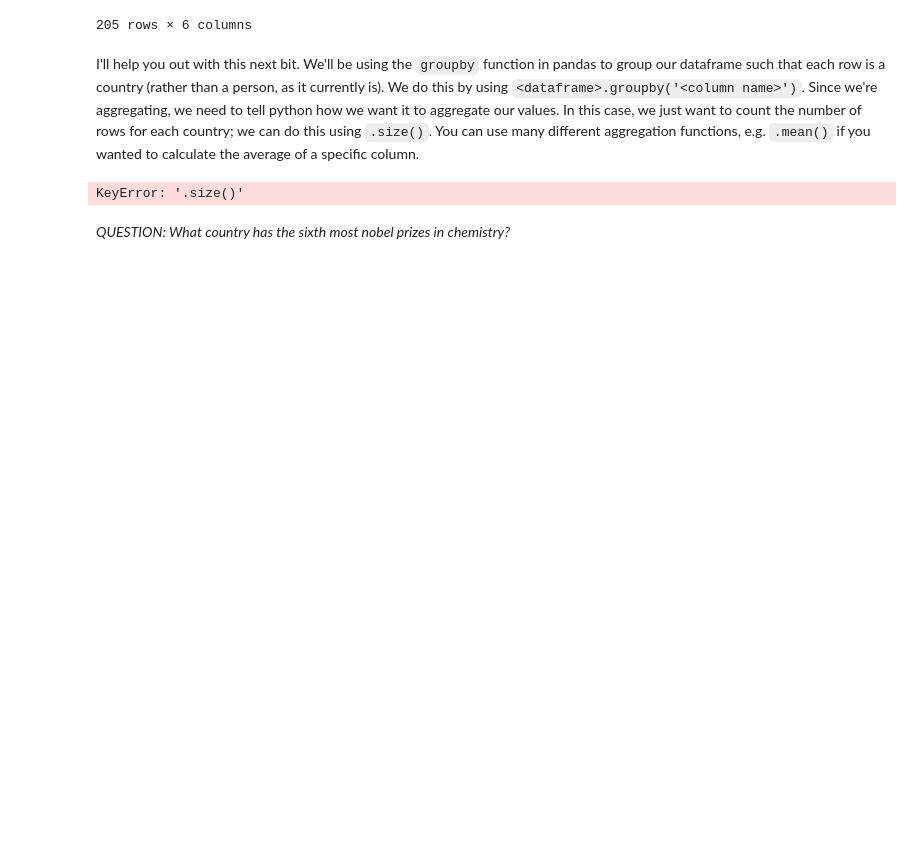
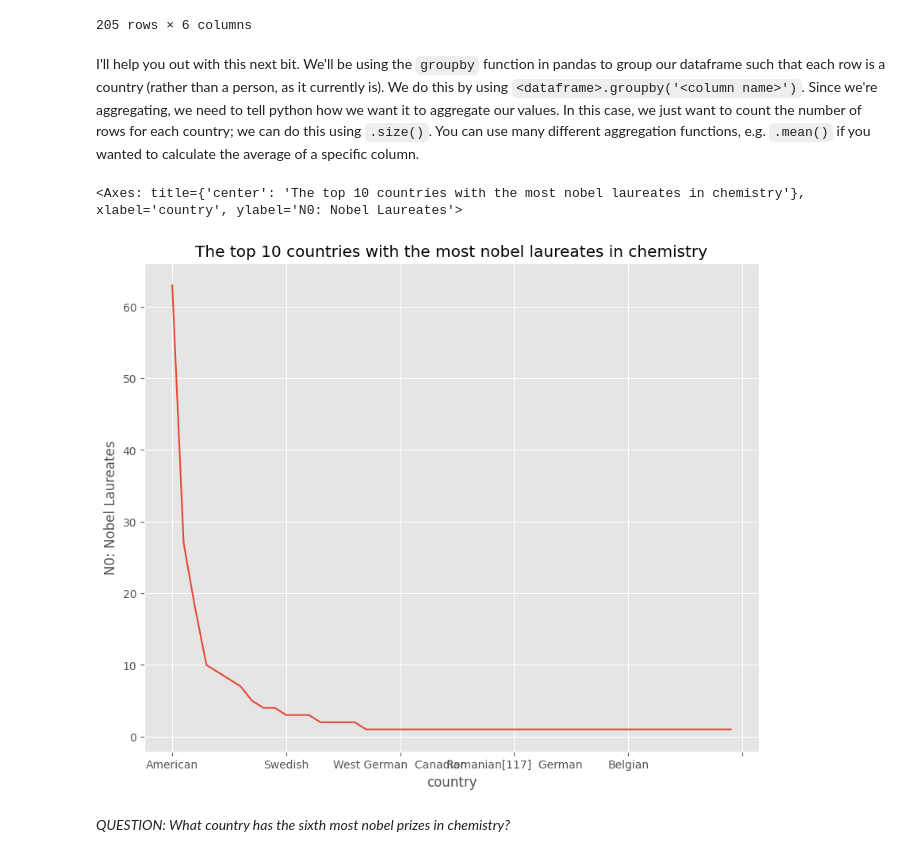
Before and after one commit to AlexCulkin/QM2, a Jupyter notebook: notebooks/W02. Pandas.ipynb, the cells around one changed output. Drawn from its saved outputs; the diff is of its cells as text; code cells hidden in the pictures; blank space fills up the shorter version.

```diff
--- a/notebooks/W02. Pandas.ipynb
+++ b/notebooks/W02. Pandas.ipynb
@@ -513,14 +513,18 @@ chem_tables
 I'll help you out with this next bit. We'll be using the `groupby` function in pandas to group our dataframe such that each row is a country (rather than a person, as it currently is). We do this by using `<dataframe>.groupby('<column name>')`. Since we're aggregating, we need to tell python how we want it to aggregate our values. In this case, we just want to count the number of rows for each country; we can do this using `.size()`. You can use many different aggregation functions, e.g. `.mean()` if you wanted to calculate the average of a specific column.
 # %%
 # create a new dataframe called 'country' in which each row is a country, and the values represent the number of nobel laureates.
-chem_tables.rename(columns={chem_tables.columns[3]: "country" }, inplace = True)
-chem_tables
-chem_tables.groupby('country').size()
+country = chem_tables.groupby('country').size()
+# now sort it in descending order
+country = country.sort_values(ascending=False)
+# now plot it
 
-# now sort it in descending order
-chem_tables.sort_values(by='', ascending=False).head()
 # finally, plot the top 10 countries
+plt.title('The top 10 countries with the most nobel laureates in chemistry')
+plt.ylabel('N0: Nobel Laureates')
+plt.xlabel('Country')
+country.plot()
 # %% [output]
-KeyError: '.size()'
+<Axes: title={'center': 'The top 10 countries with the most nobel laureates in chemistry'}, xlabel='country', ylabel='N0: Nobel Laureates'>
+[figure, added]
 # %% [markdown]
 *QUESTION: What country has the sixth most nobel prizes in chemistry?*
```
Also changed, not shown: parts of 4 cells of this notebook.
